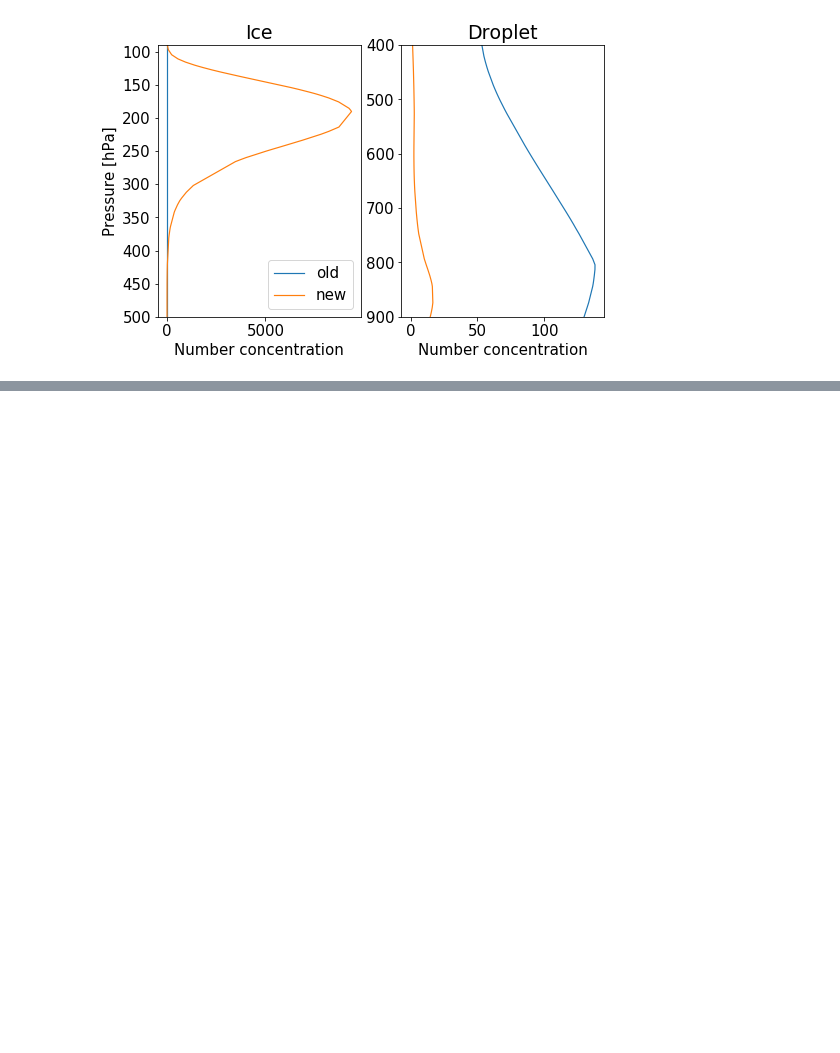
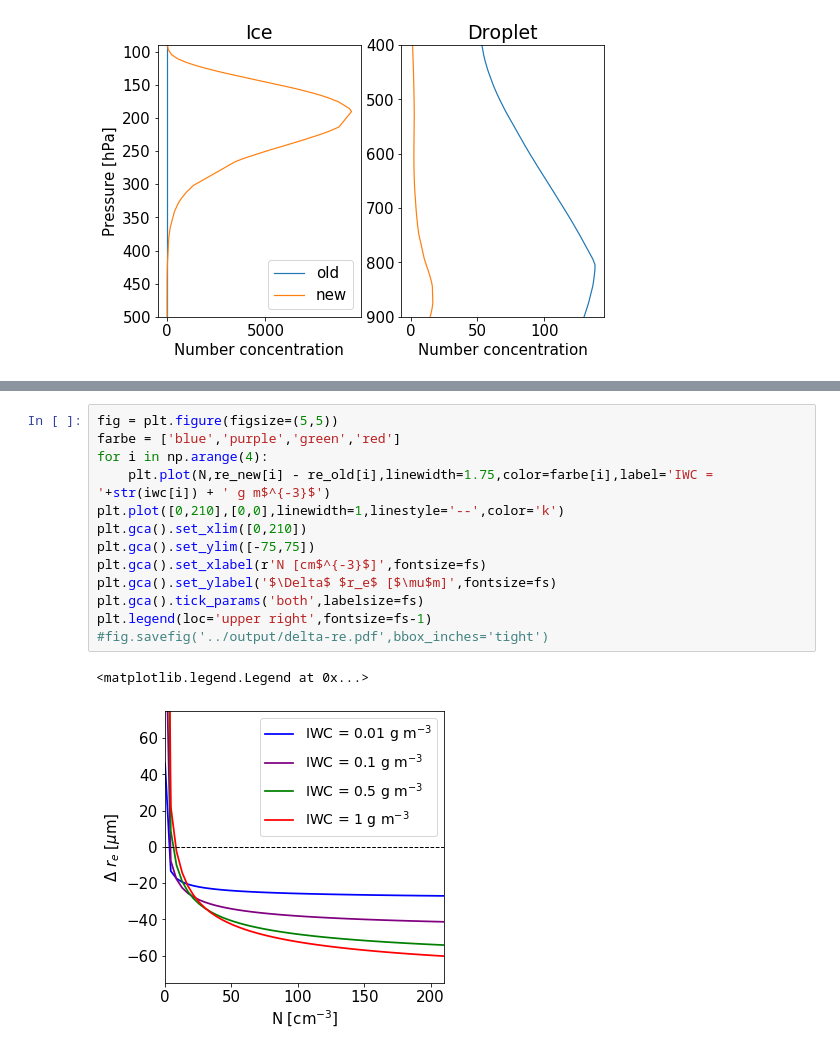
Before and after one commit to sylviasullivan/ice-microp-rad, a Jupyter notebook: rad/reff_fix.ipynb, the cells around one changed output, grey strips where cells are left out. Cells and saved outputs as stored; diff of their text form; blank space fills up the shorter version.

```diff
--- a/rad/reff_fix.ipynb
+++ b/rad/reff_fix.ipynb
@@ -363,0 +412,16 @@ for i, axes in enumerate(ax.reshape(-1)):
+# %%
+fig = plt.figure(figsize=(5,5))
+farbe = ['blue','purple','green','red']
+for i in np.arange(4):
+    plt.plot(N,re_new[i] - re_old[i],linewidth=1.75,color=farbe[i],label='IWC = '+str(iwc[i]) + ' g m$^{-3}$')
+plt.plot([0,210],[0,0],linewidth=1,linestyle='--',color='k')
+plt.gca().set_xlim([0,210])
+plt.gca().set_ylim([-75,75])
+plt.gca().set_xlabel(r'N [cm$^{-3}$]',fontsize=fs)
+plt.gca().set_ylabel('$\Delta$ $r_e$ [$\mu$m]',fontsize=fs)
+plt.gca().tick_params('both',labelsize=fs)
+plt.legend(loc='upper right',fontsize=fs-1)
+#fig.savefig('../output/delta-re.pdf',bbox_inches='tight')
+# %% [output]
+<matplotlib.legend.Legend at 0x...>
+[figure, added]
```
Also changed, not shown: parts of 6 cells of this notebook, 5 other files.
